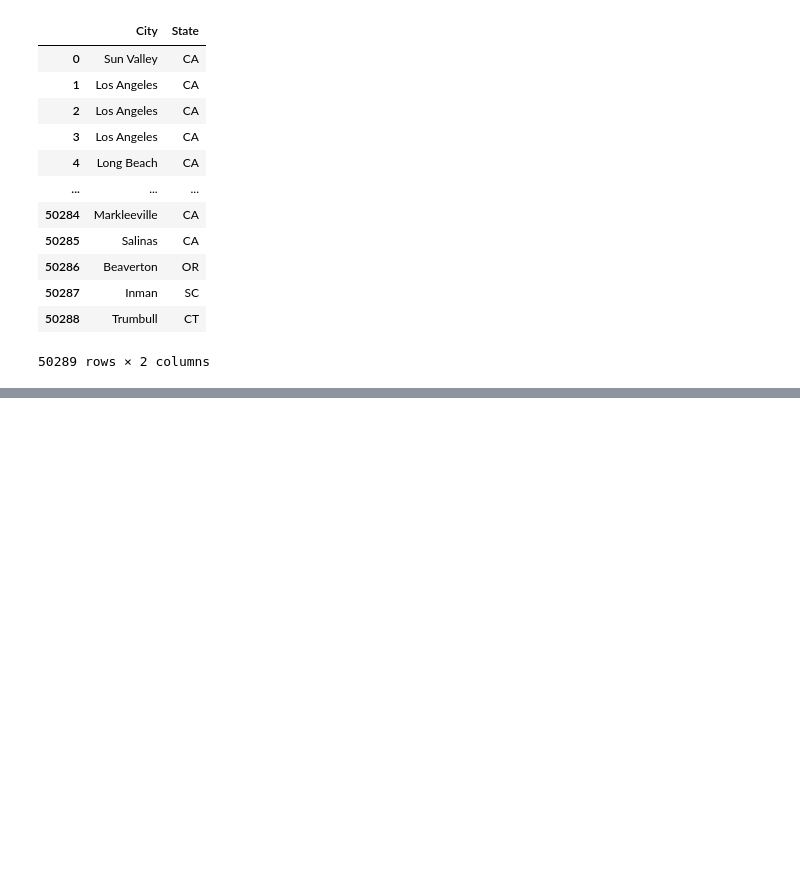
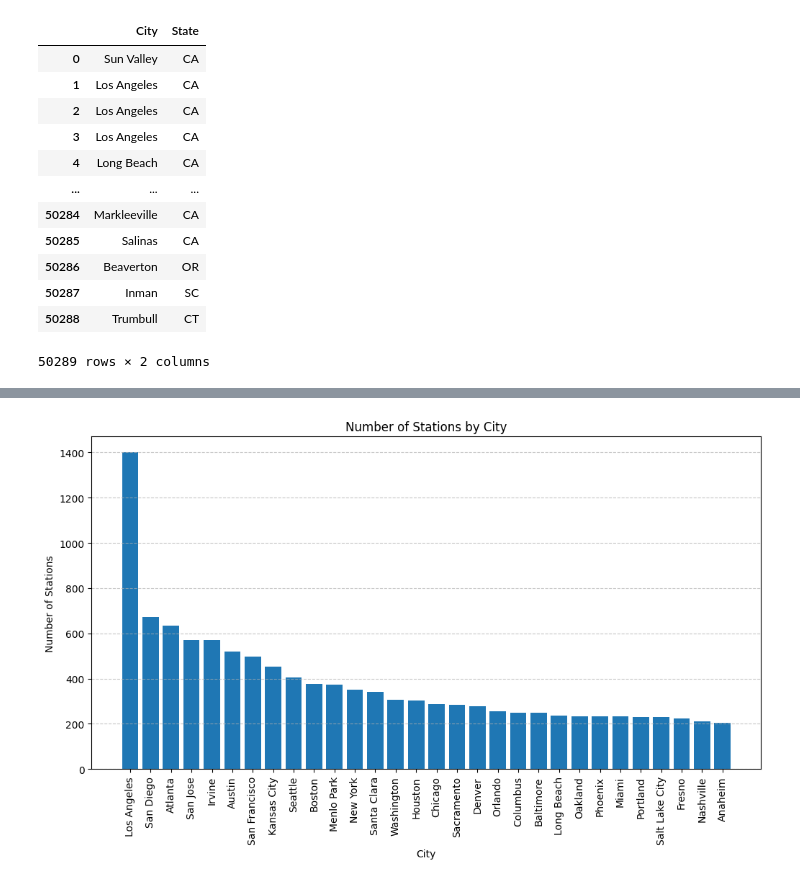
Before and after one commit to onetrue-6657/dataio2025, a Jupyter notebook: ev_stations.ipynb, the cells around one changed output, grey strips where cells are left out. Drawn from its saved outputs; the diff is of its cells as text; code cells hidden in the pictures; blank space fills up the shorter version.

```diff
--- a/ev_stations.ipynb
+++ b/ev_stations.ipynb
@@ -167,0 +190,2 @@ df2
+# %%
+city = df2['City'].value_counts()
@@ -167,0 +224,13 @@ df2
+# %%
+# Bar plot of number of stations by city
+city_filtered = city[:30]
+plt.figure(figsize=(12, 6))
+plt.bar(city_filtered.index, city_filtered.values)
+plt.xlabel("City")
+plt.ylabel("Number of Stations")
+plt.title("Number of Stations by City")
+plt.grid(axis="y", linestyle="--", alpha=0.7)
+plt.xticks(rotation=90)
+plt.show()
+# %% [output]
+[figure, added]
```
Also changed, not shown: parts of 6 cells of this notebook, 1 other file.
